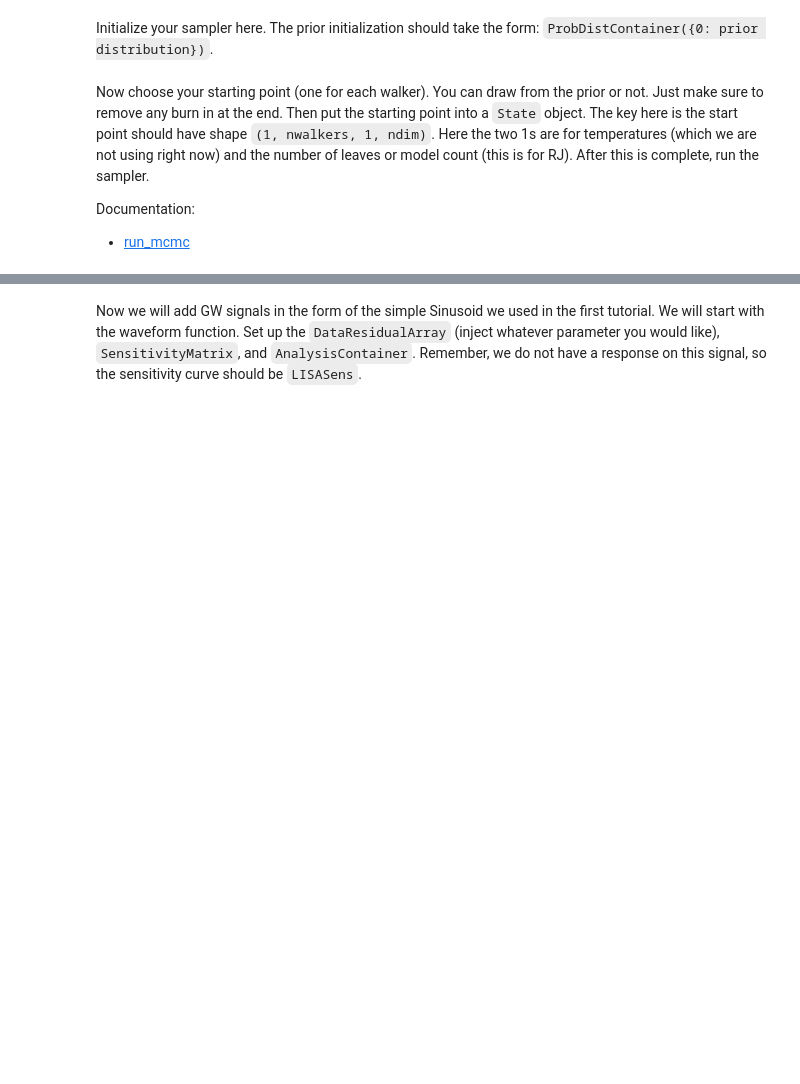
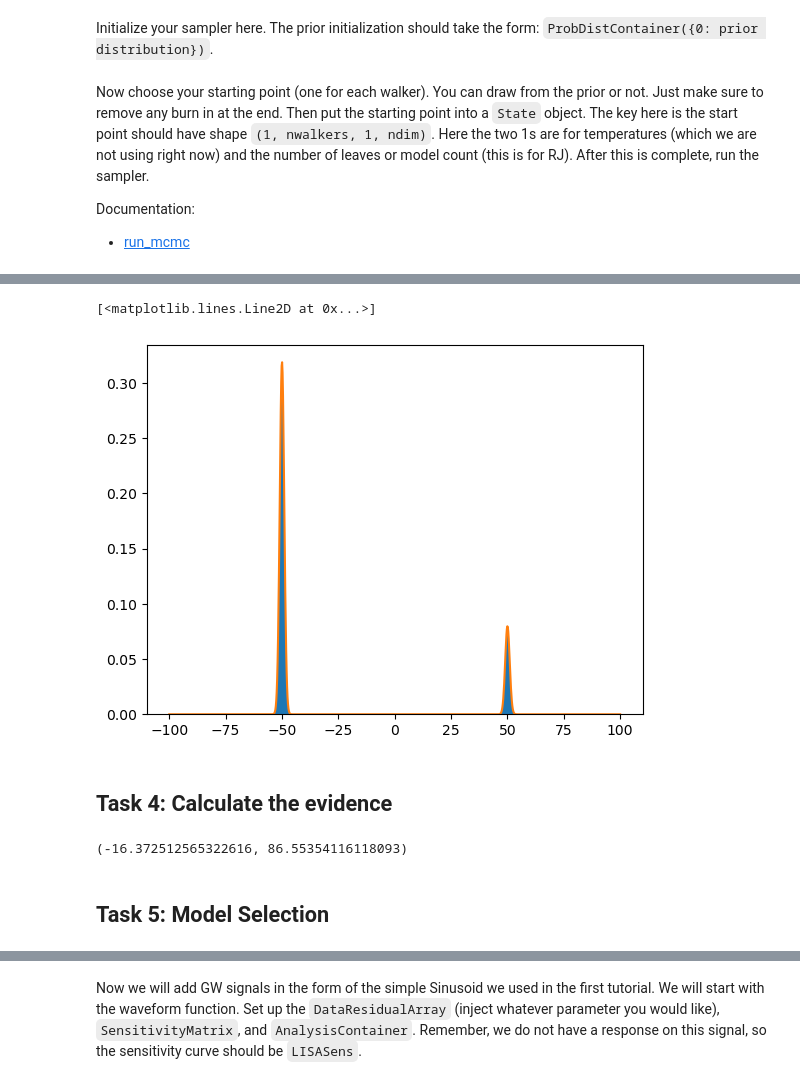
Before and after one commit to mikekatz04/LATW, a Jupyter notebook: tutorials/Tutorial3.ipynb, the cells around one changed output, grey strips where cells are left out. Saved outputs shown, nothing was run; the diff lists cells and outputs as text; code cells hidden in the pictures; blank space fills up the shorter version.

```diff
--- a/tutorials/Tutorial3.ipynb
+++ b/tutorials/Tutorial3.ipynb
@@ -142,0 +186,3 @@ plt.plot(x_vals, np.exp(log_like_gauss(x_vals)))
+# %%
+ntemps = 10
+sampler_pt = EnsembleSampler(nwalkers, 1, like.nlog_like_two_gauss, prior, tempering_kwargs=dict(ntemps=ntemps, Tmax=np.inf))
@@ -142,0 +195,28 @@ plt.plot(x_vals, np.exp(log_like_gauss(x_vals)))
+# %%
+chain = sampler_pt.get_chain()["model_0"][:, 0, :, 0]
+plt.hist(chain[10000:].flatten(), bins=np.arange(-75., 75., 0.5), density=True)
+plt.plot(x_vals, np.exp(np.array([like.log_like_two_gauss(x_tmp) for x_tmp in x_vals])))
+# %% [output]
+[<matplotlib.lines.Line2D at 0x...>]
+[figure, added]
+# %% [markdown]
+## Task 4: Calculate the evidence
+# %%
+from eryn.utils.utility import thermodynamic_integration_log_evidence
+ntemps = 50
+burn = 2000
+sampler_pt_2 = EnsembleSampler(nwalkers, 1, log_like_gauss, prior, tempering_kwargs=dict(stop_adaptation=burn, ntemps=ntemps, Tmax=np.inf))
+
+start_point = prior.rvs(size=(ntemps, nwalkers, 1))
+start_state = State(start_point)
+sampler_pt_2.run_mcmc(start_state, 50000, burn=burn, progress=True)
+
+logl_avg = sampler_pt_2.get_log_like().mean(axis=(0, 2))
+betas = sampler_pt_2.get_betas()[-1]
+assert np.all(betas == sampler_pt_2.get_betas()[0])
+logz = thermodynamic_integration_log_evidence(betas, logl_avg)
+print(logz)
+# %% [output]
+(-16.372512565322616, 86.55354116118093)
+# %% [markdown]
+## Task 5: Model Selection
```
Also changed, not shown: parts of 23 cells of this notebook, 1 other file.
